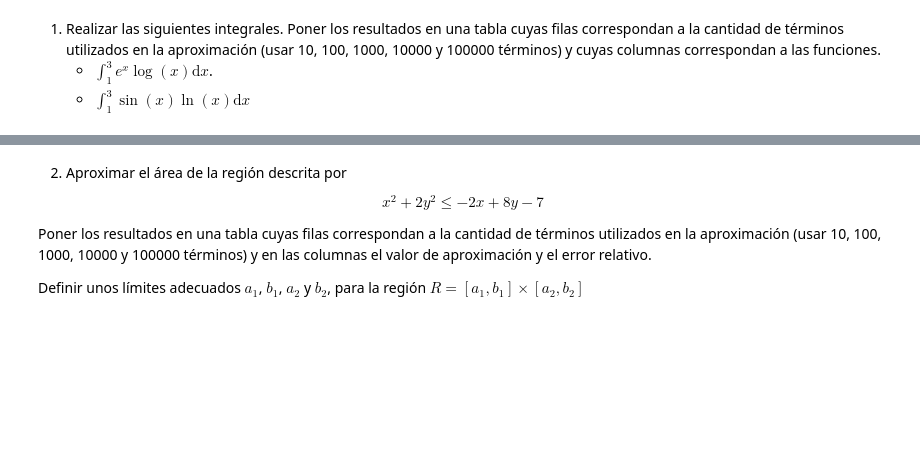
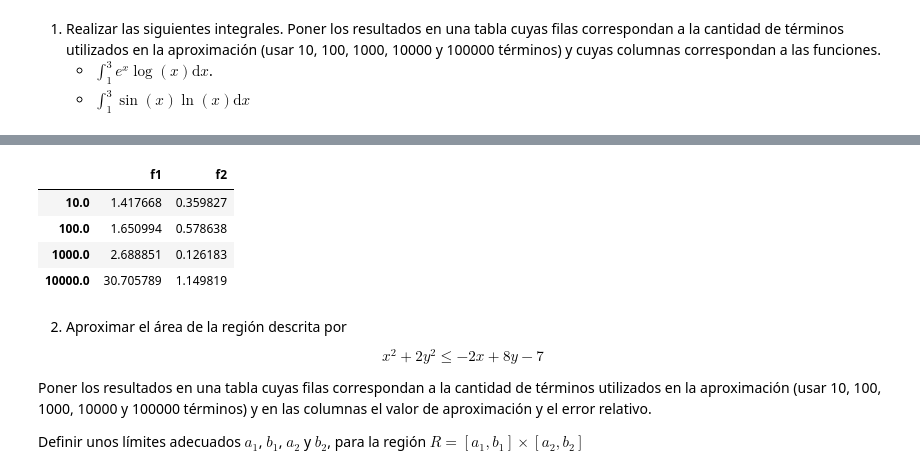
Before and after one commit to jcarlos999/simulaci-n-mat, a Jupyter notebook: Tarea - Integración montecarlo José Carlos López.ipynb, the cells around one changed output, grey strips where cells are left out. Cells and saved outputs as stored; diff of their text form; code cells hidden in the pictures; blank space fills up the shorter version.

Commit message:
Add files via upload
Agrego continuidad de la tarea de Integración Montecarlo

```diff
--- a/Tarea - Integración montecarlo José Carlos López.ipynb
+++ b/Tarea - Integración montecarlo José Carlos López.ipynb
@@ -6,3 +6,19 @@
 1. Realizar las siguientes integrales. Poner los resultados en una tabla cuyas filas correspondan a la cantidad de términos utilizados en la aproximación (usar 10, 100, 1000, 10000 y 100000 términos) y cuyas columnas correspondan a las funciones.
     + $\int_{1}^{3} e^{x}\log(x)\text{d}x$.
     + $\int_1^3 \sin(x)\ln(x) \text{d}x$
+# %%
+import numpy as np
+import math as math
+import pandas as pd
+import matplotlib.pyplot as plt
+%matplotlib inline
+
+def f1(x):
+    return np.exp(x)*np.log(x)
+
+def f2(x):
+    return math.sin(x)*np.log(x)
+# %%
+def montecarlo1(f, a, b, N):
+    u=np.random.uniform(a, b, size=1)
+    return np.mean(f(u))*(b-a)
@@ -9,3 +35,18 @@
+# %%
+a= 1
+b= 3
+
+for n in N:
+    tabla.loc[n, "f1"]= montecarlo1(f1, a, b, int(n))
+    tabla.loc[n, "f2"]= montecarlo1(f2, a, b, int(n))
+
+tabla
+# %% [output]
+|  | f1 | f2 |
+| 10.0 | 1.417668 | 0.359827 |
+| 100.0 | 1.650994 | 0.578638 |
+| 1000.0 | 2.688851 | 0.126183 |
+| 10000.0 | 30.705789 | 1.149819 |
 # %% [markdown]
 2. Aproximar el área de la región descrita por
 
```
Also changed, not shown: parts of 1 cell of this notebook.
